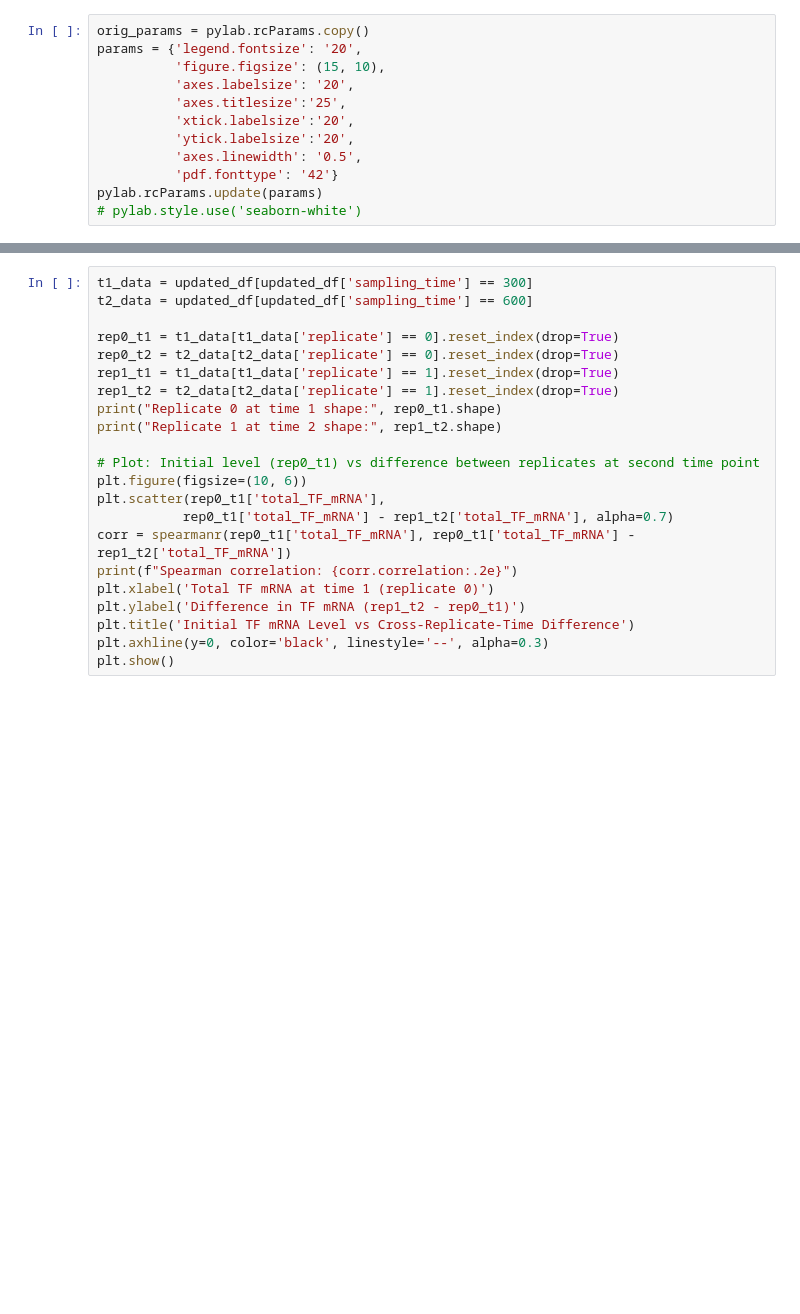
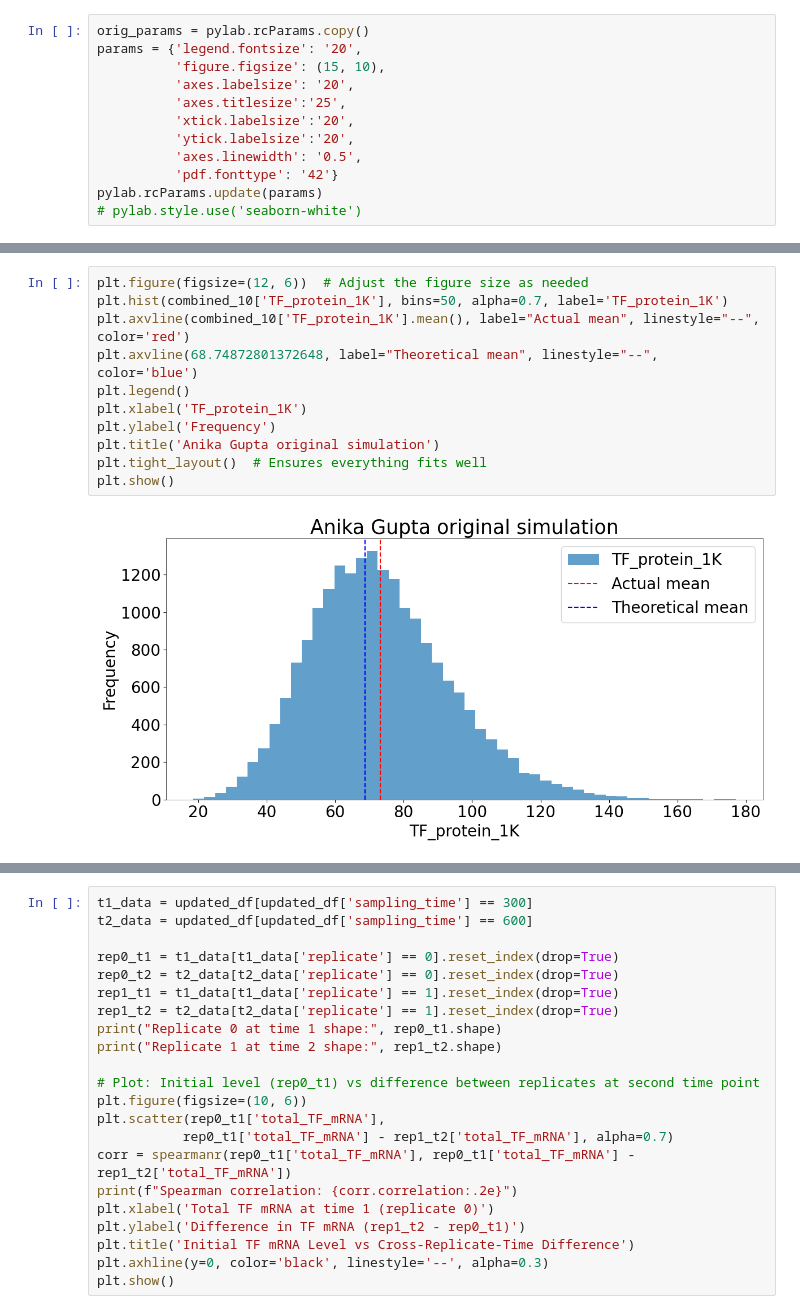
Before and after one commit to Keerthana910234/grnInference, a Jupyter notebook: analysisCode/compare_two_state_regulation.ipynb, the cells around one changed output, grey strips where cells are left out. Saved outputs shown, nothing was run; the diff lists cells and outputs as text; blank space fills up the shorter version.

```diff
--- a/analysisCode/compare_two_state_regulation.ipynb
+++ b/analysisCode/compare_two_state_regulation.ipynb
@@ -77 +77,14 @@ Index(['Unnamed: 0', 'TF_is_bursting', 'Target_is_bursting', 'TF_protein_1K',
       dtype='object')
+# %%
+plt.figure(figsize=(12, 6))  # Adjust the figure size as needed
+plt.hist(combined_10['TF_protein_1K'], bins=50, alpha=0.7, label='TF_protein_1K')
+plt.axvline(combined_10['TF_protein_1K'].mean(), label="Actual mean", linestyle="--", color='red')
+plt.axvline(68.74872801372648, label="Theoretical mean", linestyle="--", color='blue')
+plt.legend()
+plt.xlabel('TF_protein_1K')
+plt.ylabel('Frequency')
+plt.title('Anika Gupta original simulation')
+plt.tight_layout()  # Ensures everything fits well
+plt.show()
+# %% [output]
+[figure, added]
```
Also changed, not shown: parts of 6 cells of this notebook, 2 other files.
